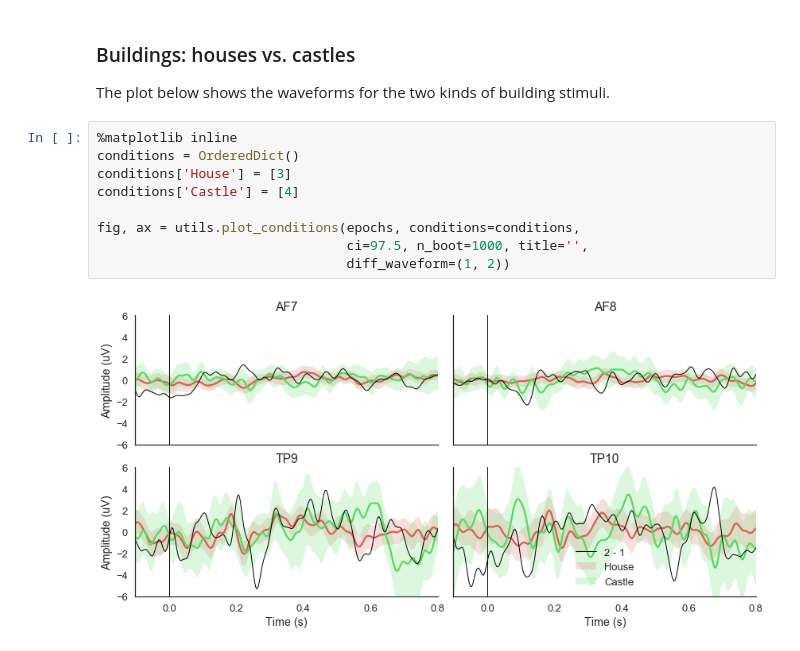
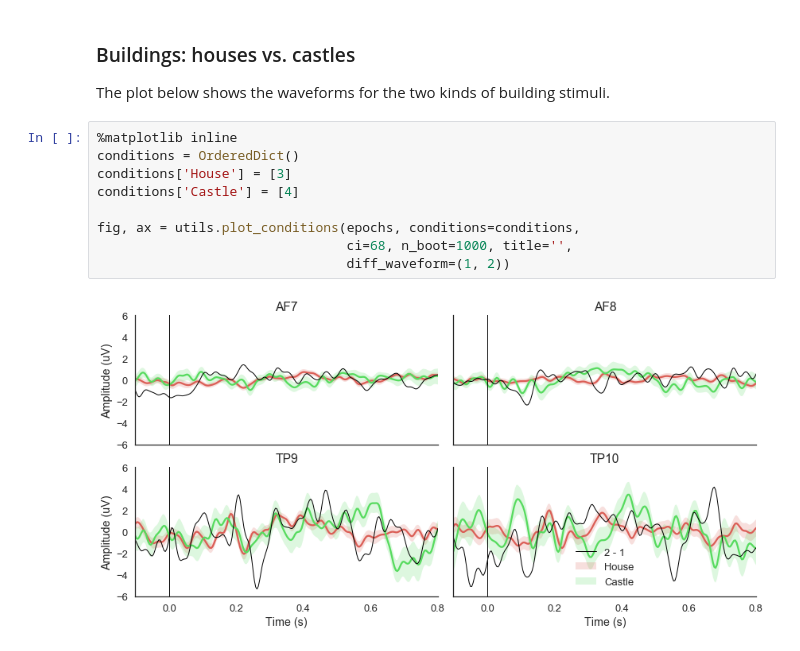
Before and after one commit to stephenrho/eeg-notebooks, a Jupyter notebook: notebooks/nb2020_eeg.ipynb, the cells around one changed output. Drawn from its saved outputs; the diff is of its cells as text.

```diff
--- a/notebooks/nb2020_eeg.ipynb
+++ b/notebooks/nb2020_eeg.ipynb
@@ -231,11 +246,11 @@ The plot below shows the waveforms for the two kinds of building stimuli.
 # %%
 %matplotlib inline
 conditions = OrderedDict()
 conditions['House'] = [3]
 conditions['Castle'] = [4]
 
 fig, ax = utils.plot_conditions(epochs, conditions=conditions,
-                                ci=97.5, n_boot=1000, title='',
+                                ci=68, n_boot=1000, title='',
                                 diff_waveform=(1, 2))
 # %% [output]
-[figure, old version]
+[figure, new version]
```
Also changed, not shown: parts of 5 cells of this notebook, 2 other files.
